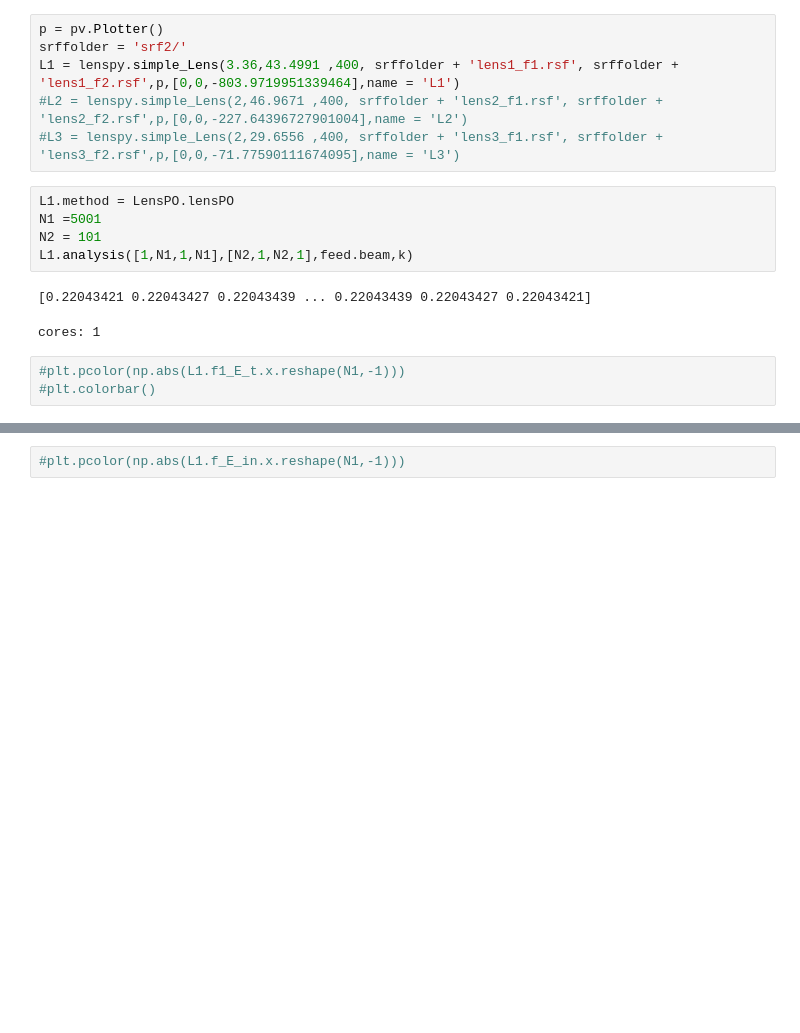
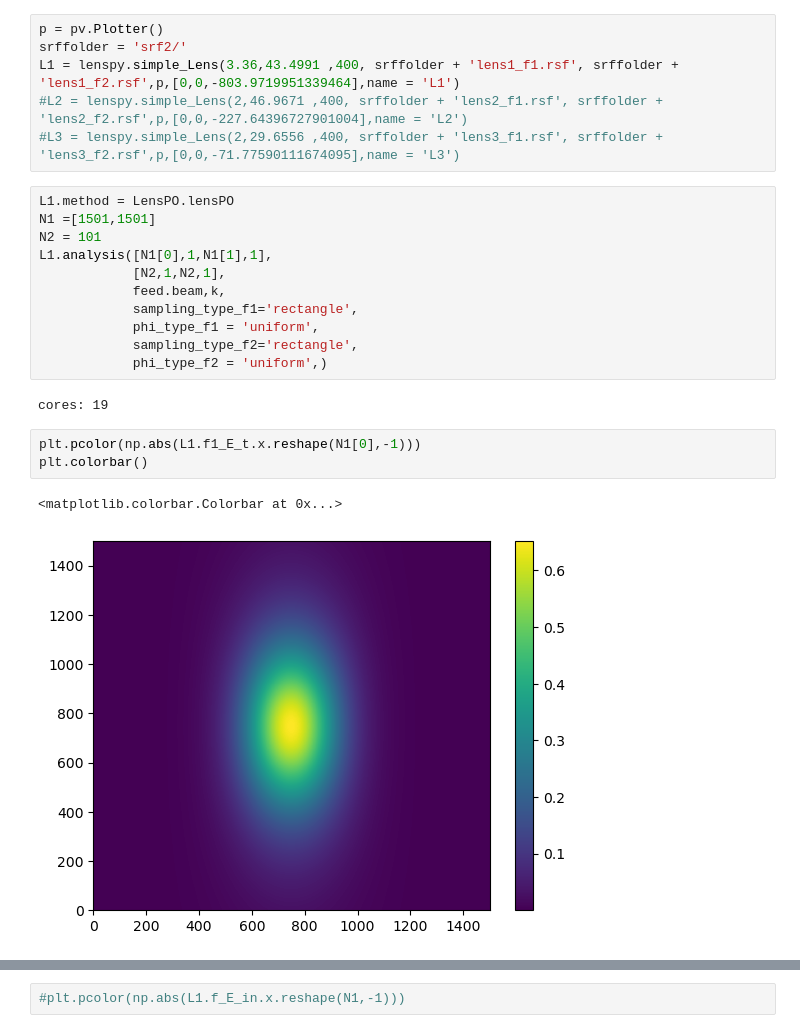
Before and after one commit to XiaodongRencologne/PO_test, a Jupyter notebook: Untitled.ipynb, the cells around one changed output, grey strips where cells are left out. Cells and saved outputs as stored; diff of their text form; blank space fills up the shorter version.

```diff
--- a/Untitled.ipynb
+++ b/Untitled.ipynb
@@ -43,13 +43,21 @@ L1 = lenspy.simple_Lens(3.36,43.4991 ,400, srffolder + 'lens1_f1.rsf', srffolder
 #L3 = lenspy.simple_Lens(2,29.6556 ,400, srffolder + 'lens3_f1.rsf', srffolder + 'lens3_f2.rsf',p,[0,0,-71.77590111674095],name = 'L3')
 # %%
 L1.method = LensPO.lensPO
-N1 =5001
+N1 =[1501,1501]
 N2 = 101
-L1.analysis([1,N1,1,N1],[N2,1,N2,1],feed.beam,k)
+L1.analysis([N1[0],1,N1[1],1],
+            [N2,1,N2,1],
+            feed.beam,k,
+            sampling_type_f1='rectangle',
+            phi_type_f1 = 'uniform',
+            sampling_type_f2='rectangle',
+            phi_type_f2 = 'uniform',)
 # %% [output]
-[0.22043421 0.22043427 0.22043439 ... 0.22043439 0.22043427 0.22043421]
+cores: 19
-cores: 1
 # %%
-#plt.pcolor(np.abs(L1.f1_E_t.x.reshape(N1,-1)))
-#plt.colorbar()
+plt.pcolor(np.abs(L1.f1_E_t.x.reshape(N1[0],-1)))
+plt.colorbar()
+# %% [output]
+<matplotlib.colorbar.Colorbar at 0x...>
+[figure, added]
 # %%
```
Also changed, not shown: parts of 19 cells of this notebook, 5 other files.
